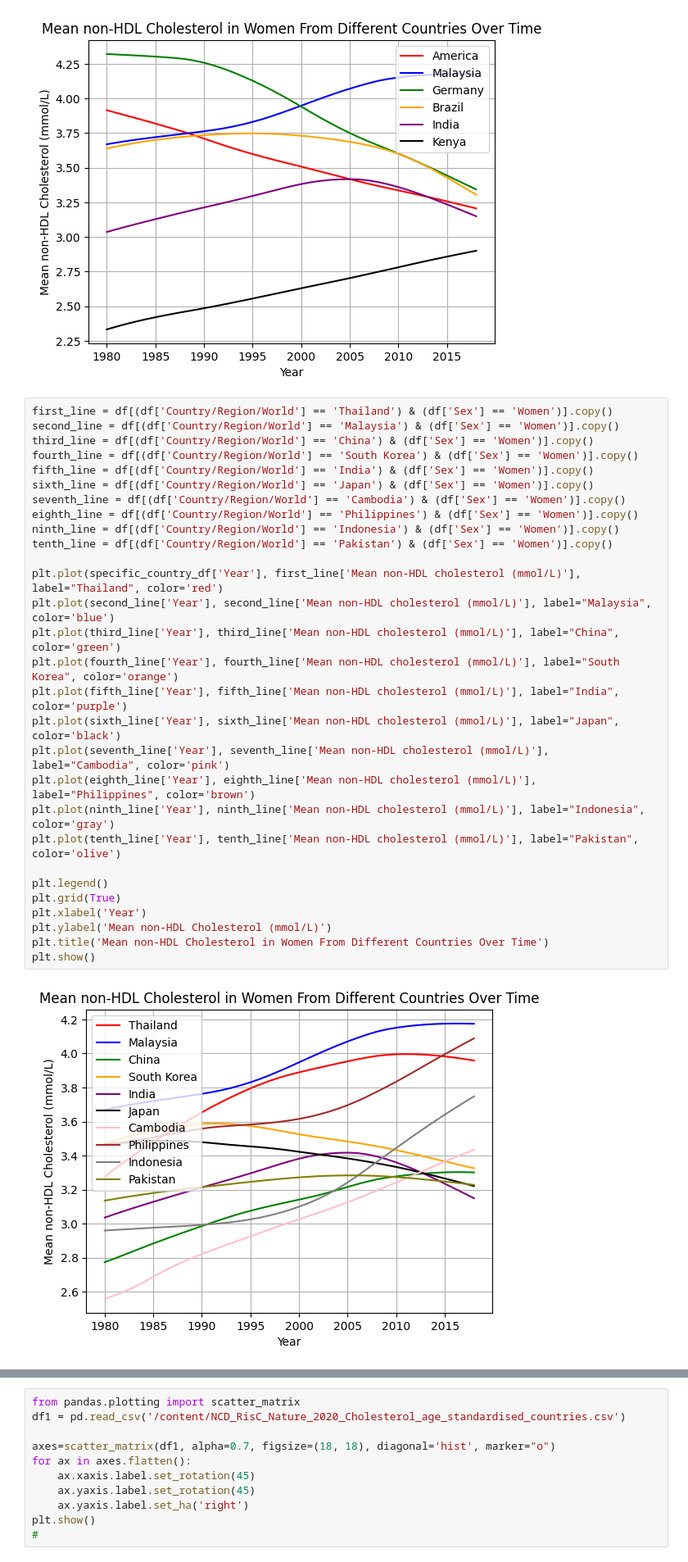
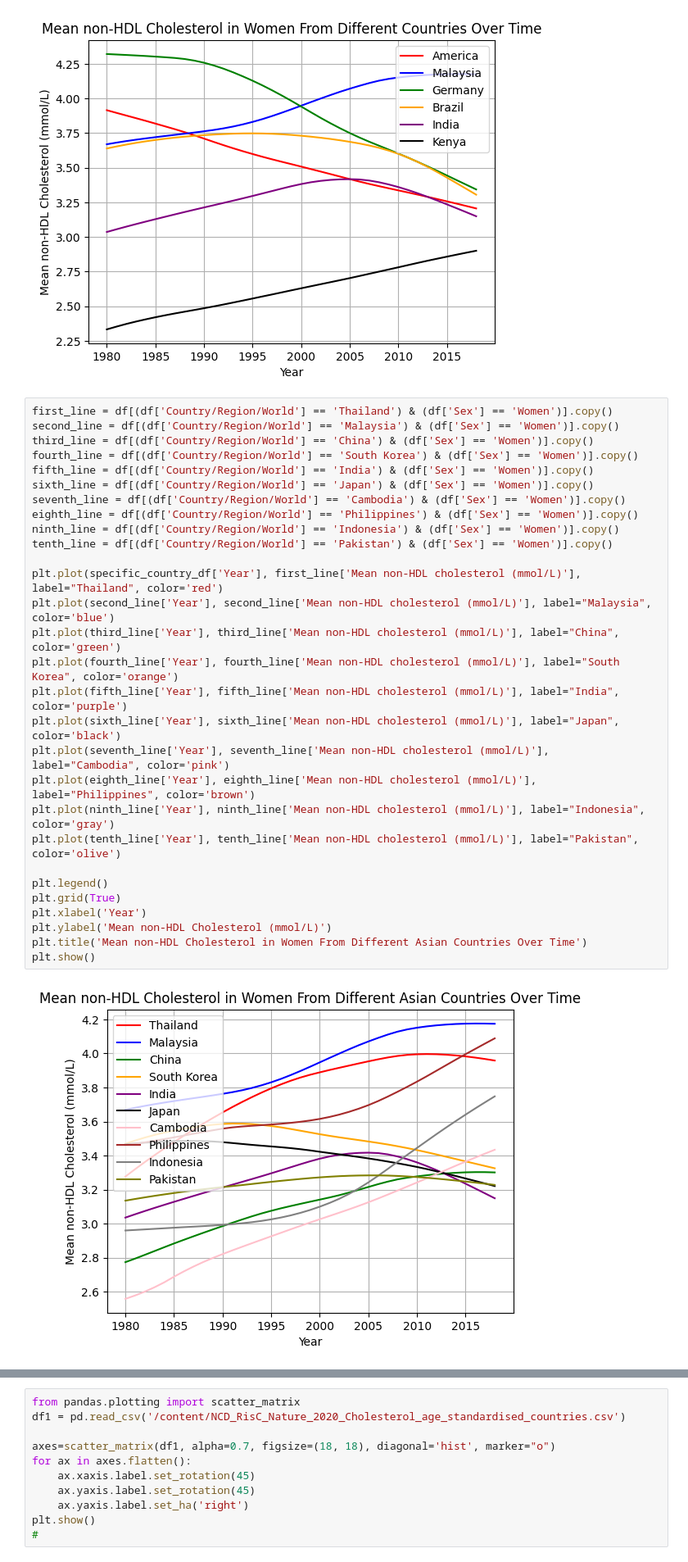
Before and after one commit to jocelynbrownie27-max/Cholesterol-Project, a Jupyter notebook: DSRP_2026_Jocelyn_Browne_(CHOLESTEROL).ipynb, the cells around one changed output, grey strips where cells are left out. Shown at 82% size. Drawn from its saved outputs; the diff is of its cells as text.

```diff
--- a/DSRP_2026_Jocelyn_Browne_(CHOLESTEROL).ipynb
+++ b/DSRP_2026_Jocelyn_Browne_(CHOLESTEROL).ipynb
@@ -459,31 +459,31 @@ plt.show()
 # %%
 first_line = df[(df['Country/Region/World'] == 'Thailand') & (df['Sex'] == 'Women')].copy()
 second_line = df[(df['Country/Region/World'] == 'Malaysia') & (df['Sex'] == 'Women')].copy()
 third_line = df[(df['Country/Region/World'] == 'China') & (df['Sex'] == 'Women')].copy()
 fourth_line = df[(df['Country/Region/World'] == 'South Korea') & (df['Sex'] == 'Women')].copy()
 fifth_line = df[(df['Country/Region/World'] == 'India') & (df['Sex'] == 'Women')].copy()
 sixth_line = df[(df['Country/Region/World'] == 'Japan') & (df['Sex'] == 'Women')].copy()
 seventh_line = df[(df['Country/Region/World'] == 'Cambodia') & (df['Sex'] == 'Women')].copy()
 eighth_line = df[(df['Country/Region/World'] == 'Philippines') & (df['Sex'] == 'Women')].copy()
 ninth_line = df[(df['Country/Region/World'] == 'Indonesia') & (df['Sex'] == 'Women')].copy()
 tenth_line = df[(df['Country/Region/World'] == 'Pakistan') & (df['Sex'] == 'Women')].copy()
 
 plt.plot(specific_country_df['Year'], first_line['Mean non-HDL cholesterol (mmol/L)'], label="Thailand", color='red')
 plt.plot(second_line['Year'], second_line['Mean non-HDL cholesterol (mmol/L)'], label="Malaysia", color='blue')
 plt.plot(third_line['Year'], third_line['Mean non-HDL cholesterol (mmol/L)'], label="China", color='green')
 plt.plot(fourth_line['Year'], fourth_line['Mean non-HDL cholesterol (mmol/L)'], label="South Korea", color='orange')
 plt.plot(fifth_line['Year'], fifth_line['Mean non-HDL cholesterol (mmol/L)'], label="India", color='purple')
 plt.plot(sixth_line['Year'], sixth_line['Mean non-HDL cholesterol (mmol/L)'], label="Japan", color='black')
 plt.plot(seventh_line['Year'], seventh_line['Mean non-HDL cholesterol (mmol/L)'], label="Cambodia", color='pink')
 plt.plot(eighth_line['Year'], eighth_line['Mean non-HDL cholesterol (mmol/L)'], label="Philippines", color='brown')
 plt.plot(ninth_line['Year'], ninth_line['Mean non-HDL cholesterol (mmol/L)'], label="Indonesia", color='gray')
 plt.plot(tenth_line['Year'], tenth_line['Mean non-HDL cholesterol (mmol/L)'], label="Pakistan", color='olive')
 
 plt.legend()
 plt.grid(True)
 plt.xlabel('Year')
 plt.ylabel('Mean non-HDL Cholesterol (mmol/L)')
-plt.title('Mean non-HDL Cholesterol in Women From Different Countries Over Time')
+plt.title('Mean non-HDL Cholesterol in Women From Different Asian Countries Over Time')
 plt.show()
 # %% [output]
-[figure, old version]
+[figure, new version]
```
Also changed, not shown: parts of 13 cells of this notebook.
